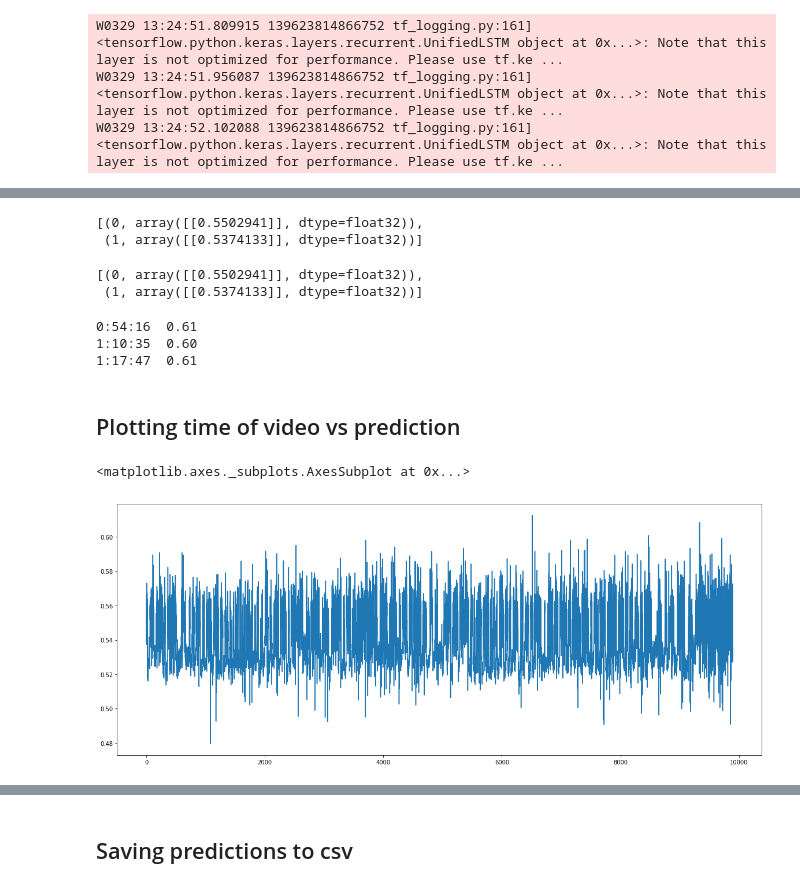
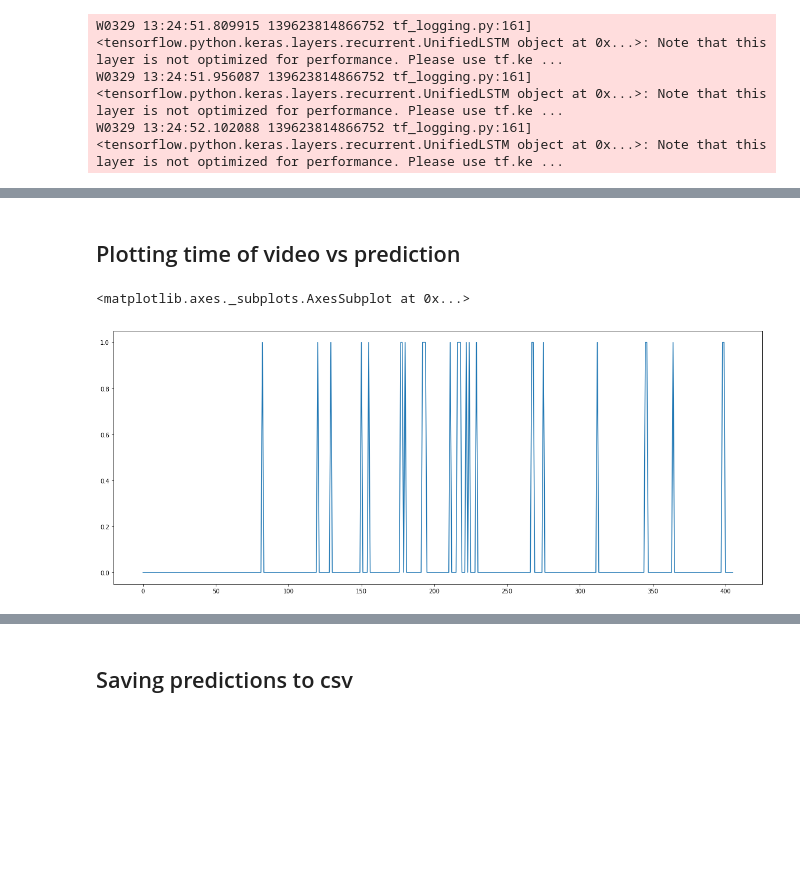
Before and after one commit to jk3587/CheerApplauseDetection, a Jupyter notebook: run_on_own_audiofile.ipynb, the cells around one changed output, grey strips where cells are left out. Drawn from its saved outputs; the diff is of its cells as text; code cells hidden in the pictures; blank space fills up the shorter version.

```diff
--- a/run_on_own_audiofile.ipynb
+++ b/run_on_own_audiofile.ipynb
@@ -19,7 +20,10 @@ importlib.reload(utils)
 <module 'utils' from '/home/oppapie/projects/LaughDetection/utils.py'>
 # %%
 #url = 'https://www.youtube.com/watch?v=fpf1IYU0poY' # Trump state of the union 2019
-url = 'https://www.youtube.com/watch?v=Ymwe4DB_HsU'
+#url = 'https://www.youtube.com/watch?v=Ymwe4DB_HsU'
+url = 'https://www.youtube.com/watch?v=vP4iY1TtS3s' # I have a dream speech
+#url = 'https://www.youtube.com/watch?v=-taEc2havwA' # jim carrey speech
+#url = 'https://www.youtube.com/watch?v=KRGgQP47Vgw'
 def download_audio(url, download=True):
 
     ydl_opts = {
@@ -45,9 +47,14 @@ Toy Story Toons 'Small Fry' Sneak Peek.webm
 # %%
+clipsize = 1000
+savename=filename+'_clipsize'+str(clipsize)
 start = time()
-def embed_audio(filename, clipsize=2000, savename=filename+'_'+str(clipsize)+'.h5'):
+def embed_audio(filename, clipsize=clipsize, savename=filename+'_clipsize'+str(clipsize)):
+    if savename[-3:] != '.h5':
+        savename = savename + '.h5'
     exists = os.path.isfile(savename)
     if exists:
         print('Embedding file detected.')
+        print('Loading embedding file:', savename)
         f = h5py.File(savename, 'r')
         return f.items()
     else:
@@ -55,7 +62,7 @@ def embed_audio(filename, clipsize=2000, savename=filename+'_'+str(clipsize)+'.h
         print('Running embedder on audio.')
         list_of_embeddings = []
         audio_embedder = vggish_keras_embeddings.VGGishEmbedder(None)
-        for idx, val in enumerate(utils.sound_slice_generator(filename, clipsize=clipsize, sample_rate=48000)):
+        for idx, val in enumerate(utils.sound_slice_generator(filename, clipsize=clipsize, sample_rate=44100)):
             waveform, sample_rate = val[0], val[1]
             if val[0].shape[0] < sample_rate:
                 waveform = np.pad(val[0], (0, sample_rate - val[0].shape[0]), mode='constant')
@@ -65,14 +72,15 @@ def embed_audio(filename, clipsize=2000, savename=filename+'_'+str(clipsize)+'.h
             list_of_embeddings.append((idx, embedding_final))
             if idx != 0 and idx % 100 == 0:
                 print(idx, "samples embedded")
-        utils.save_embeddings_hdf(filename, list_of_embeddings)
+        utils.save_embeddings_hdf(savename, list_of_embeddings)
+        print('Saved embeddings to:', savename)
         return list_of_embeddings
 
 predictions = []
 
-model = tf.keras.models.load_model('Models/cheer_applause_LSTM_ThreeLayer_100Epochs.h5')
+model = tf.keras.models.load_model('Models/v2_cheer_applause_LSTM_ThreeLayer_100Epochs.h5')
 
-for idx, v in embed_audio(filename, clipsize=2000, filename+''):
+for idx, v in embed_audio(filename, clipsize=clipsize):
     predictions.append((idx, model.predict(v)))
 
 end = time()
@@ -110,32 +118,17 @@ W0329 13:25:32.066643 139623814866752 tf_logging.py:161] <tensorflow.python.kera
-# %%
-predictions[:2]
-# %% [output]
-[(0, array([[0.5502941]], dtype=float32)),
- (1, array([[0.5374133]], dtype=float32))]
-# %%
-predictions2[:2]
-# %% [output]
-[(0, array([[0.5502941]], dtype=float32)),
- (1, array([[0.5374133]], dtype=float32))]
-# %%
-import datetime
-for i in predictions:
-    if i[1] > 0.6:
-        print(str(datetime.timedelta(seconds=int(i[0]/2))), f'{i[1][0][0]: .2f}')
-# %% [output]
-0:54:16  0.61
-1:10:35  0.60
-1:17:47  0.61
 # %% [markdown]
 ## Plotting time of video vs prediction
 # %%
 import matplotlib.pyplot as plt
 import seaborn as sns
 # %%
-x = [i[0] for i in predictions]
-y = [i[1][0][0] for i in predictions]
+x = [int(i[0]) for i in predictions]
+#y = [i[1][0][0] if i[1][0][0] > 0.6 else 0.59 for i in predictions  ]
+y = [1 if i[1][0][0] > 0.7 else 0 for i in predictions  ]
+clrs = ['grey' if (x < 0.7) else 'red' for x in y ]
 plt.figure(figsize=(20,8))
+#plt.ylim(0.59, .)
+
 sns.lineplot(x, y)
 # %% [output]
 <matplotlib.axes._subplots.AxesSubplot at 0x...>
-[figure, old version]
+[figure, new version]
```
Also changed, not shown: parts of 20 cells of this notebook, 23 other files.
